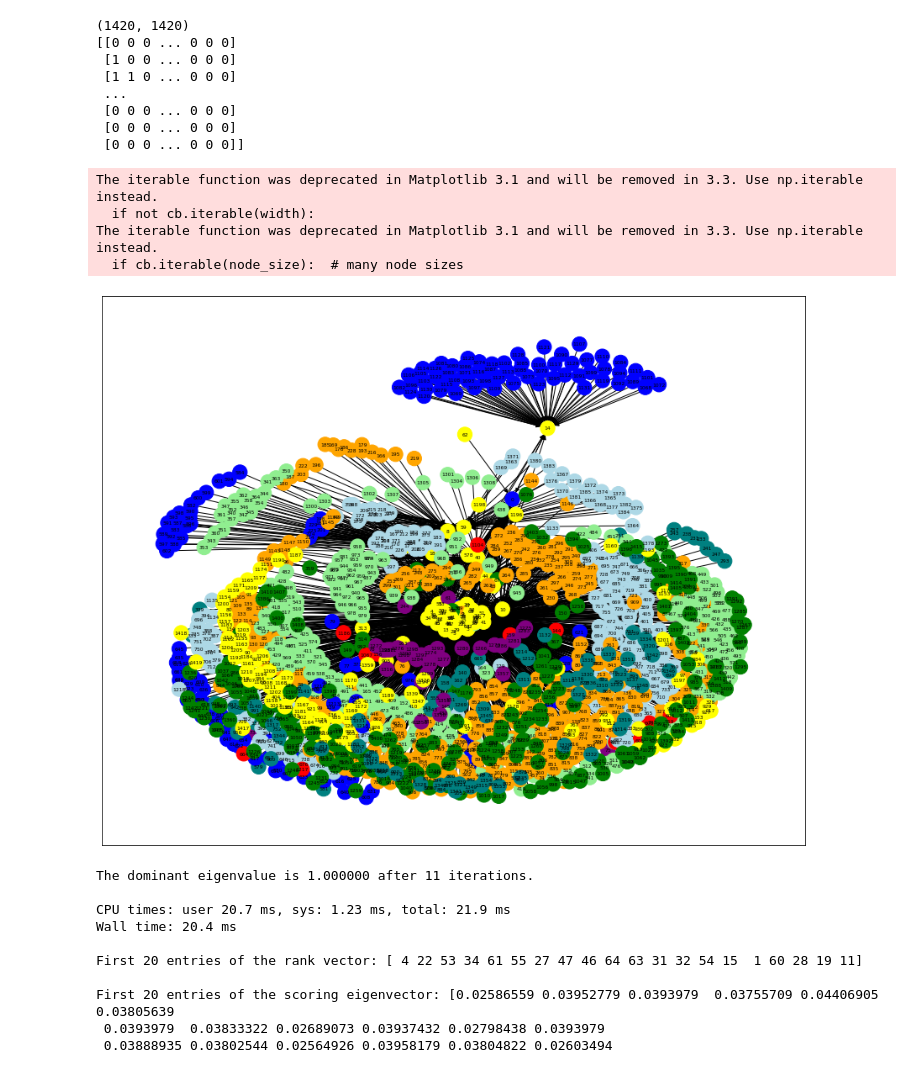
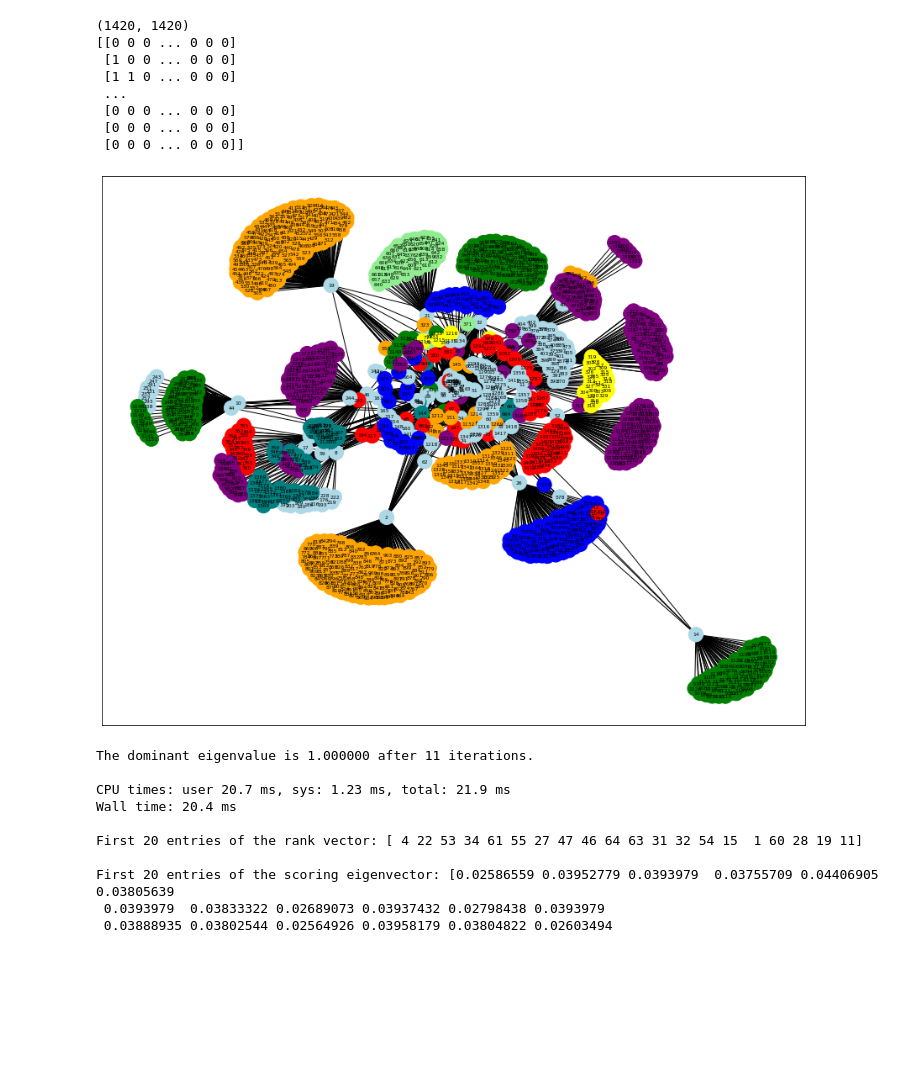
Before and after one commit to SamuelDunn/PageRank_Implementation, a Jupyter notebook: PageRank Implementation.ipynb, the cells around one changed output. Cells and saved outputs as stored; diff of their text form; code cells hidden in the pictures; blank space fills up the shorter version.

Commit message:
Improved graph layout.

```diff
--- a/PageRank Implementation.ipynb
+++ b/PageRank Implementation.ipynb
@@ -232,36 +232,35 @@ for pageList in pagesList:
 # %%
 %matplotlib inline
 
-G = nx.DiGraph()
+G = nx.Graph()
 
-for i in range(A.shape[0]):
-    for j in range(A.shape[1]):
+AAdjacency = A.T # Get the adjacency matrix for the graph
+
+# Create the graph
+for i in range(AAdjacency.shape[0]):
+    for j in range(AAdjacency.shape[1]):
         if A[i,j] != 0:
             G.add_edge(i, j)
 
 # Trying out different networkx layouts:
 # Layout 1
-#pos = nx.spring_layout(G, seed=4321, k=2)
+# pos = nx.spring_layout(G, seed=4321, k=2)
 
 # Layout 2
-#pos = nx.spring_layout(G, scale=20, k=3/np.sqrt(G.order()))
+# pos = nx.spring_layout(G, scale=20, k=3/np.sqrt(G.order()))
 
 # Layout 3
 # fixedpos = {1:(0,0), 6:(1,1), 11:(1,0), 16:(0,1)}
-#pos = nx.spring_layout(G, fixed = fixedpos.keys(), pos = fixedpos)
+# pos = nx.spring_layout(G, fixed = fixedpos.keys(), pos = fixedpos)
 
 # Layout 4
-pos = nx.spring_layout(G)
+# pos = nx.spring_layout(G)
 
 fig, ax = plt.subplots(1, 1, figsize=(15, 12));
-nx.draw_networkx(G, pos, ax=ax, node_color=color_map, font_size=6)
+nx.draw_networkx(G, ax=ax, node_color=color_map, font_size=6)
 plt.show()
 # %% [output]
-The iterable function was deprecated in Matplotlib 3.1 and will be removed in 3.3. Use np.iterable instead.
-  if not cb.iterable(width):
-The iterable function was deprecated in Matplotlib 3.1 and will be removed in 3.3. Use np.iterable instead.
-  if cb.iterable(node_size):  # many node sizes
-[figure, old version]
+[figure, new version]
 # %%
 %time rankVector, scoreVector = pageRankAlg(A)
 num_entries = 20
```
Also changed, not shown: parts of 1 cell of this notebook.
